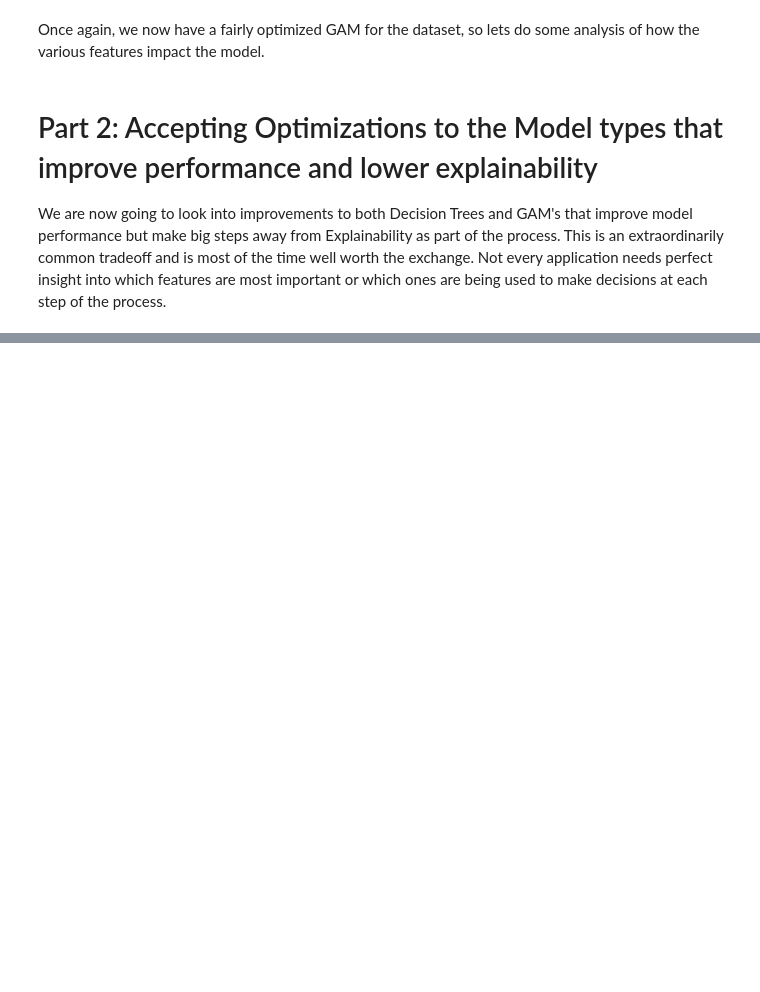
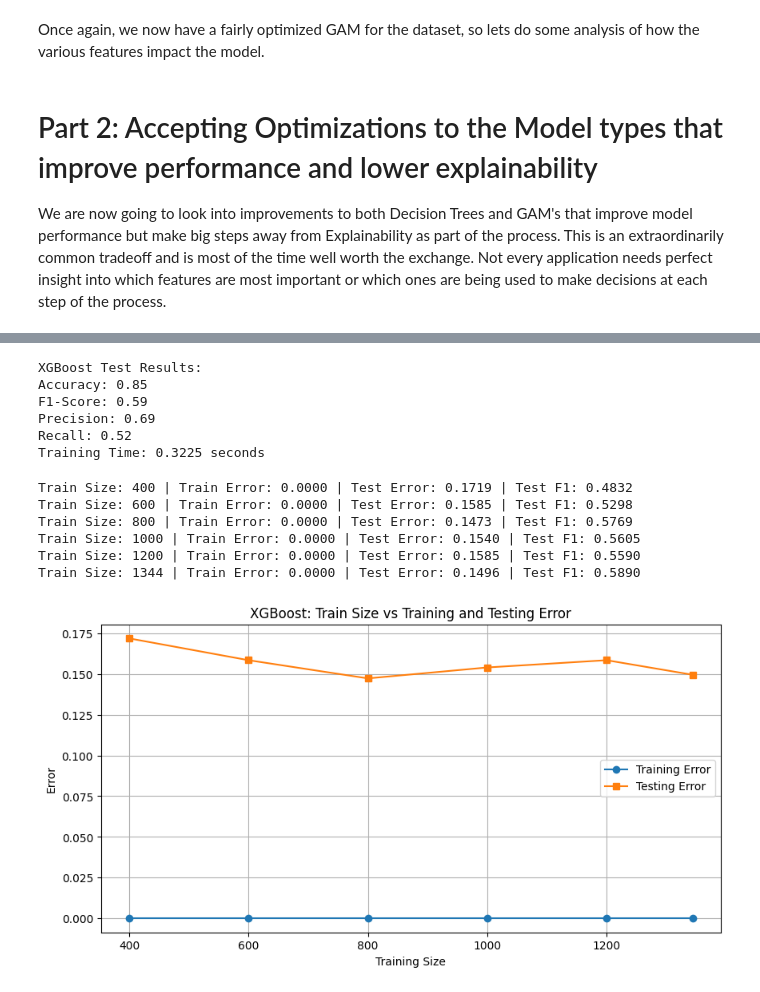
Before and after one commit to shankswhite/ML6140, a Jupyter notebook: HighExplainability.ipynb, the cells around one changed output, grey strips where cells are left out. Saved outputs shown, nothing was run; the diff lists cells and outputs as text; code cells hidden in the pictures; blank space fills up the shorter version.

```diff
--- a/HighExplainability.ipynb
+++ b/HighExplainability.ipynb
@@ -510,17 +724,17 @@ X_test_scaled = scaler.transform(X_test)
 
 # --- Hyperparameter tuning via GridSearchCV ---
 param_grid = {
-    'n_estimators': [100, 200, 300],
-    'max_depth': [3, 5, 7, 9],
-    'learning_rate': [0.1],
+    'n_estimators': [ 200, 300, 400],
+    'max_depth': [3, 5, 7],
+    'learning_rate': [0.1, 0.125, 0.15],
 }
 
 grid_search = GridSearchCV(
-    XGBClassifier(use_label_encoder=False, eval_metric='logloss', random_state=RANDOM_SEED),
+    XGBClassifier( eval_metric='logloss', random_state=RANDOM_SEED),
     param_grid,
     scoring='f1',
     cv=5,
-    n_jobs=-1
+    n_jobs=1
 )
 
 start_time = time.time()
@@ -544,7 +776,6 @@ xgb_model = XGBClassifier(
     n_estimators=best_xgb['n_estimators'],
     max_depth=best_xgb['max_depth'],
     learning_rate=best_xgb['learning_rate'],
-    use_label_encoder=False,
     eval_metric='logloss',
     random_state=RANDOM_SEED
 )
@@ -567,10 +798,17 @@ print(f"F1-Score: {f1:.2f}")
 print(f"Precision: {precision:.2f}")
 print(f"Recall: {recall:.2f}")
 print(f"Training Time: {xgb_training_time:.4f} seconds")
+# %% [output]
+XGBoost Test Results:
+Accuracy: 0.85
+F1-Score: 0.59
+Precision: 0.69
+Recall: 0.52
+Training Time: 0.3225 seconds
 # %%
 
 # --- Train size vs error ---
-train_sizes = [400, 800, 1344]
+train_sizes = [400, 600, 800, 1000, 1200, 1344]
 xgb_size_results = []
 
 for size in train_sizes:
@@ -581,34 +819,41 @@ for size in train_sizes:
         n_estimators=best_xgb['n_estimators'],
         max_depth=best_xgb['max_depth'],
         learning_rate=best_xgb['learning_rate'],
-        use_label_encoder=False,
         eval_metric='logloss',
         random_state=RANDOM_SEED
     )
     xgb_model.fit(X_train_subset, y_train_subset.ravel())
 
     y_train_pred = xgb_model.predict(X_train_subset)
     train_error = 1 - accuracy_score(y_train_subset, y_train_pred)
 
     y_test_pred = xgb_model.predict(X_test_scaled)
     test_error = 1 - accuracy_score(y_test, y_test_pred)
     test_f1 = f1_score(y_test, y_test_pred)
 
     xgb_size_results.append({'train_size': size, 'train_error': train_error, 'test_error': test_error, 'test_f1': test_f1})
     print(f"Train Size: {size} | Train Error: {train_error:.4f} | Test Error: {test_error:.4f} | Test F1: {test_f1:.4f}")
 
 xgb_size_results_arr = np.array([(r['train_size'], r['train_error'], r['test_error']) for r in xgb_size_results])
 
 plt.figure(figsize=(10, 5))
 plt.title("XGBoost: Train Size vs Training and Testing Error")
 plt.xlabel("Training Size")
 plt.ylabel("Error")
 plt.plot(xgb_size_results_arr[:, 0], xgb_size_results_arr[:, 1], marker='o', linestyle='-', label="Training Error")
 plt.plot(xgb_size_results_arr[:, 0], xgb_size_results_arr[:, 2], marker='s', linestyle='-', label="Testing Error")
 plt.legend()
 plt.grid(True)
 plt.savefig("xgb_train_size_vs_error.png")
 plt.show()
+# %% [output]
+Train Size: 400 | Train Error: 0.0000 | Test Error: 0.1719 | Test F1: 0.4832
+Train Size: 600 | Train Error: 0.0000 | Test Error: 0.1585 | Test F1: 0.5298
+Train Size: 800 | Train Error: 0.0000 | Test Error: 0.1473 | Test F1: 0.5769
+Train Size: 1000 | Train Error: 0.0000 | Test Error: 0.1540 | Test F1: 0.5605
+Train Size: 1200 | Train Error: 0.0000 | Test Error: 0.1585 | Test F1: 0.5590
+Train Size: 1344 | Train Error: 0.0000 | Test Error: 0.1496 | Test F1: 0.5890
+[figure, added]
 # %%
 
 # --- Train size vs F1 ---
```
Also changed, not shown: parts of 23 cells of this notebook.
